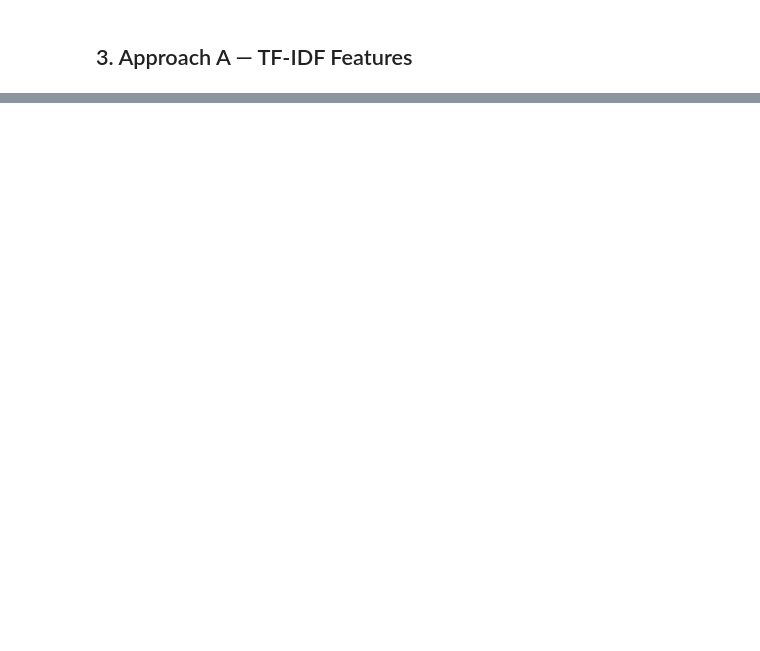
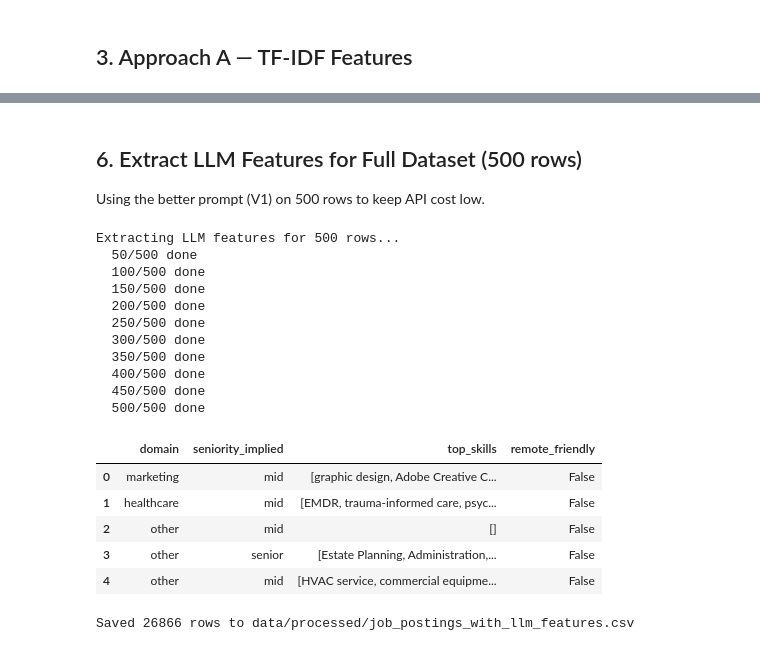
Before and after one commit to leonardo-ece/salary-predictor, a Jupyter notebook: notebooks/02_nlp_features.ipynb, the cells around one changed output, grey strips where cells are left out. Cells and saved outputs as stored; diff of their text form; code cells hidden in the pictures; blank space fills up the shorter version.

```diff
--- a/notebooks/02_nlp_features.ipynb
+++ b/notebooks/02_nlp_features.ipynb
@@ -121,18 +246,74 @@ print(json.dumps(result, indent=2))
+# %% [markdown]
+## 6. Extract LLM Features for Full Dataset (500 rows)
+Using the better prompt (V1) on 500 rows to keep API cost low.
 # %%
-# Run on a sample of 500 rows (to save API cost)
-# For full run, remove the .head(500)
 SAMPLE_SIZE = 500
 df_sample = df.head(SAMPLE_SIZE).copy()
 
 print(f'Extracting LLM features for {SAMPLE_SIZE} rows...')
 llm_features = []
 for i, row in df_sample.iterrows():
-    feats = extract_features_llm(row['description'])
+    feats = extract_with_prompt(row['description'], PROMPT_V1)
     llm_features.append(feats)
-    if (len(llm_features)) % 50 == 0:
+    if len(llm_features) % 50 == 0:
         print(f'  {len(llm_features)}/{SAMPLE_SIZE} done')
 
-df_llm = pd.DataFrame(llm_features)
-df_llm.index = df_sample.index
+df_llm = pd.DataFrame(llm_features, index=df_sample.index)
 df_llm.head()
+# %% [output]
+Extracting LLM features for 500 rows...
+  50/500 done
+  100/500 done
+  150/500 done
+  200/500 done
+  250/500 done
+  300/500 done
+  350/500 done
+  400/500 done
+  450/500 done
+  500/500 done
+|  | domain | seniority_implied | top_skills | remote_friendly |
+| 0 | marketing | mid | [graphic design, Adobe Creative C... | False |
+| 1 | healthcare | mid | [EMDR, trauma-informed care, psyc... | False |
+| 2 | other | mid | [] | False |
+| 3 | other | senior | [Estate Planning, Administration,... | False |
+| 4 | other | mid | [HVAC service, commercial equipme... | False |
+# %%
+# For the remaining rows (500+), use keyword-based fallback
+def infer_domain(text):
+    if not isinstance(text, str): return 'other'
+    t = text.lower()
+    if any(w in t for w in ['software','engineer','data','developer','tech','cloud','cyber','ml','ai']): return 'tech'
+    if any(w in t for w in ['finance','account','bank','invest','audit','tax']): return 'finance'
+    if any(w in t for w in ['health','nurse','medical','clinic','pharma','therapy']): return 'healthcare'
+    if any(w in t for w in ['market','brand','social media','content','seo']): return 'marketing'
+    if any(w in t for w in ['operat','supply chain','logistics','manufactur']): return 'operations'
+    if any(w in t for w in ['teach','education','school','tutor','professor']): return 'education'
+    return 'other'
+
+def infer_seniority(title):
+    if not isinstance(title, str): return 'unknown'
+    t = title.lower()
+    if any(w in t for w in ['senior','sr.','lead','principal','staff']): return 'senior'
+    if any(w in t for w in ['junior','jr.','entry','intern']): return 'junior'
+    if any(w in t for w in ['director','vp','chief','head of']): return 'lead'
+    if any(w in t for w in ['manager','mid','ii','iii']): return 'mid'
+    return 'unknown'
+
+df_rest = df.iloc[SAMPLE_SIZE:].copy()
+df_rest['domain']           = df_rest['title'].apply(infer_domain)
+df_rest['seniority_implied'] = df_rest['title'].apply(infer_seniority)
+df_rest['top_skills']       = [[] for _ in range(len(df_rest))]
+df_rest['remote_friendly']  = False
+
+# Merge LLM sample + keyword-inferred rest
+df_with_llm = pd.concat([
+    df_sample.join(df_llm[['domain','seniority_implied','top_skills','remote_friendly']]),
+    df_rest
+])
+
+df_with_llm.to_csv('../data/processed/job_postings_with_llm_features.csv', index=False)
+print(f'Saved {len(df_with_llm)} rows to data/processed/job_postings_with_llm_features.csv')
+# %% [output]
+Saved 26866 rows to data/processed/job_postings_with_llm_features.csv
 # %%
```
Also changed, not shown: parts of 15 cells of this notebook, 10 other files.
